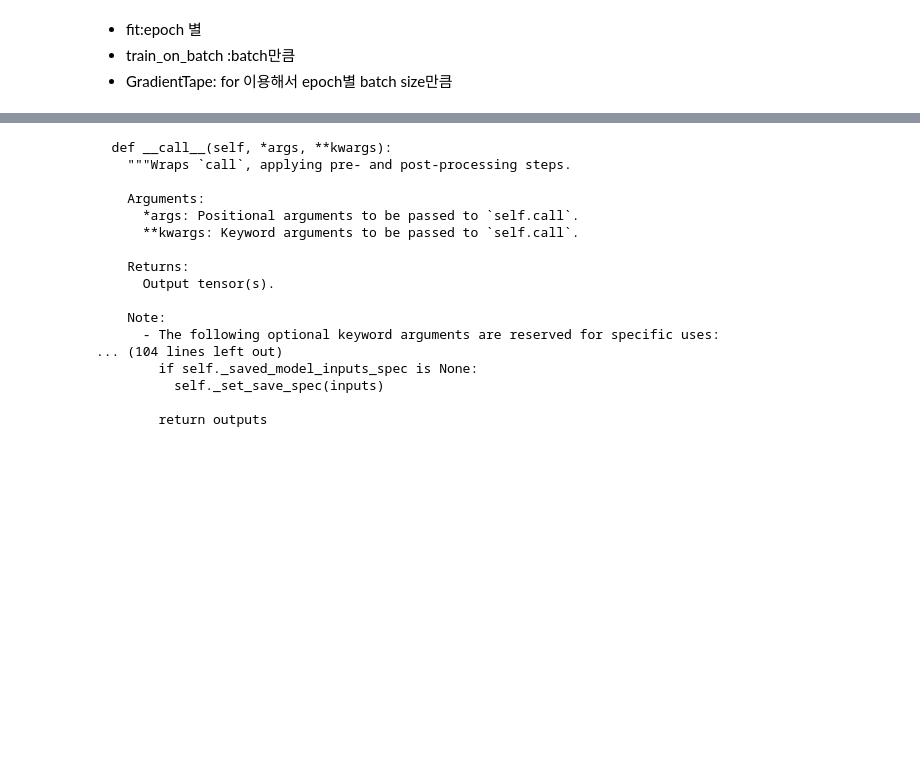
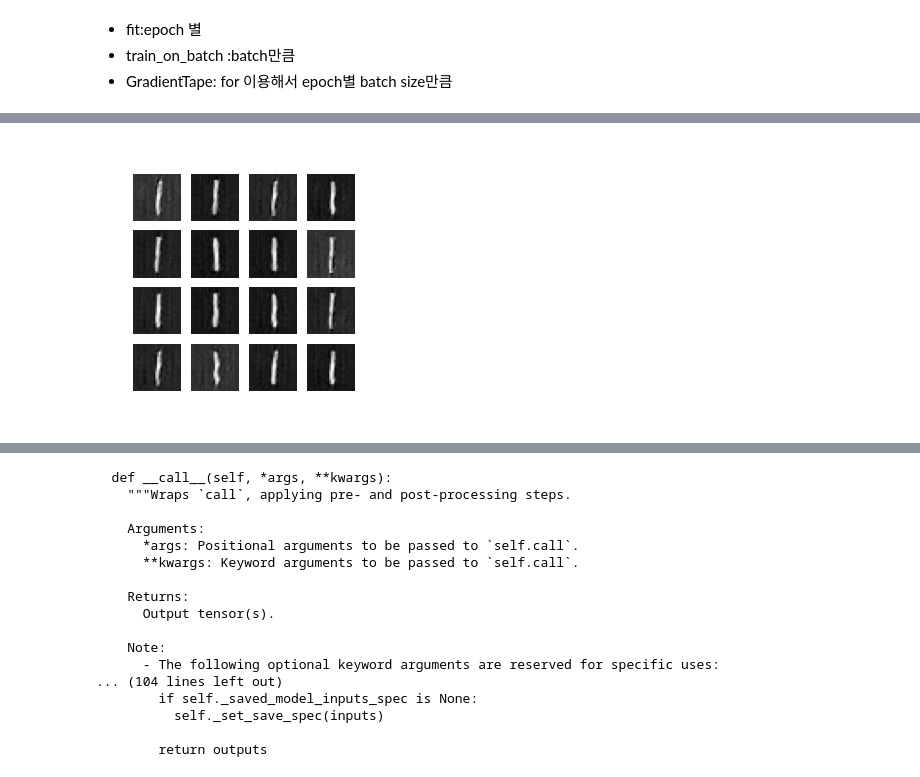
Before and after one commit to hysKim1/AI_Vision, a Jupyter notebook: 201029_12기_고급시각반.ipynb, the cells around one changed output, grey strips where cells are left out. Saved outputs shown, nothing was run; the diff lists cells and outputs as text; code cells hidden in the pictures; blank space fills up the shorter version.

```diff
--- a/201029_12기_고급시각반.ipynb
+++ b/201029_12기_고급시각반.ipynb
@@ -379,0 +479,7 @@ for i in train:
+# %%
+def display_image(epoch_no):
+  return PIL.Image.open('image_at_epoch_{:04d}.png'.format(epoch_no))
+# %%
+display_image(EPOCHS)
+# %% [output]
+[figure, added]
```
Also changed, not shown: parts of 41 cells of this notebook.
